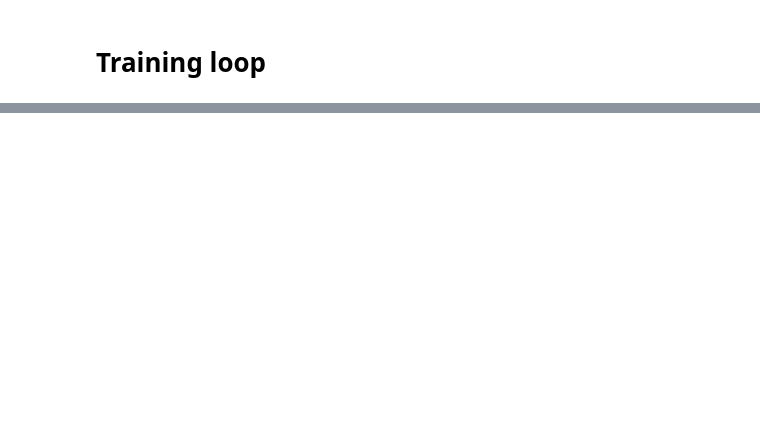
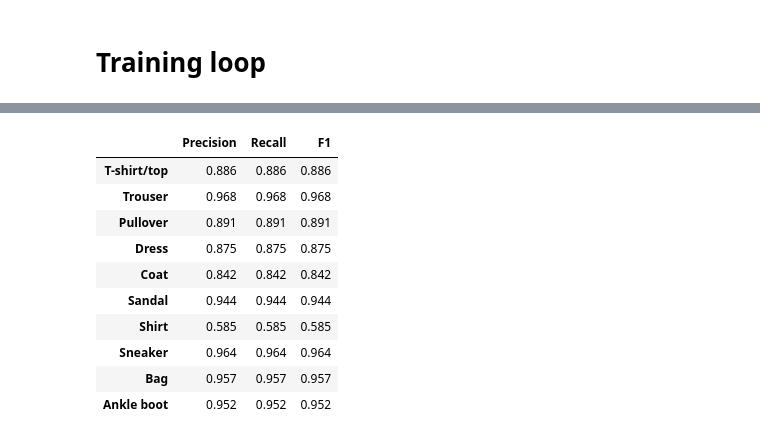
Before and after one commit to sir-timio/image_processing_itmo, a Jupyter notebook: hw1/classfier.ipynb, the cells around one changed output, grey strips where cells are left out. Cells and saved outputs as stored; diff of their text form; code cells hidden in the pictures; blank space fills up the shorter version.

```diff
--- a/hw1/classfier.ipynb
+++ b/hw1/classfier.ipynb
@@ -122,10 +145,6 @@ class SpatialAttention(nn.Module):
 class SpatialAttentionCNN(nn.Module):
     def __init__(self):
         super(SpatialAttentionCNN, self).__init__()
-        self.conv1 = ConvBnRelu(1, 32, 3, 1)
-        self.conv2 = ConvBnRelu(32, 64, 3, 1)
-        self.conv3 = ConvBnRelu(64, 96, 3, 1)
-
         self.backbone = nn.Sequential(
             nn.Conv2d(1, 16, kernel_size=3, padding=1, bias=False), # bias false, using bn
             nn.BatchNorm2d(16),
@@ -232,0 +335,8 @@ Missing logger folder: /Users/timur/Documents/itmo_master/1_term/image_processin
+# %%
+sa_cnn = SpatialAttentionCNN()
+spatial_attention_module = LModule(sa_cnn)
+trainer = L.Trainer(
+    max_epochs=max_epocs,
+    log_every_n_steps=log_every_n_steps,
+    logger=TensorBoardLogger('../logs', 'spatial_attention'),
+)
@@ -232,0 +485,15 @@ Missing logger folder: /Users/timur/Documents/itmo_master/1_term/image_processin
+# %%
+sa_metrics = evaluate_model(sa_cnn, val_loader)
+sa_metrics
+# %% [output]
+|  | Precision | Recall | F1 |
+| T-shirt/top | 0.886 | 0.886 | 0.886 |
+| Trouser | 0.968 | 0.968 | 0.968 |
+| Pullover | 0.891 | 0.891 | 0.891 |
+| Dress | 0.875 | 0.875 | 0.875 |
+| Coat | 0.842 | 0.842 | 0.842 |
+| Sandal | 0.944 | 0.944 | 0.944 |
+| Shirt | 0.585 | 0.585 | 0.585 |
+| Sneaker | 0.964 | 0.964 | 0.964 |
+| Bag | 0.957 | 0.957 | 0.957 |
+| Ankle boot | 0.952 | 0.952 | 0.952 |
```
Also changed, not shown: parts of 29 cells of this notebook.
